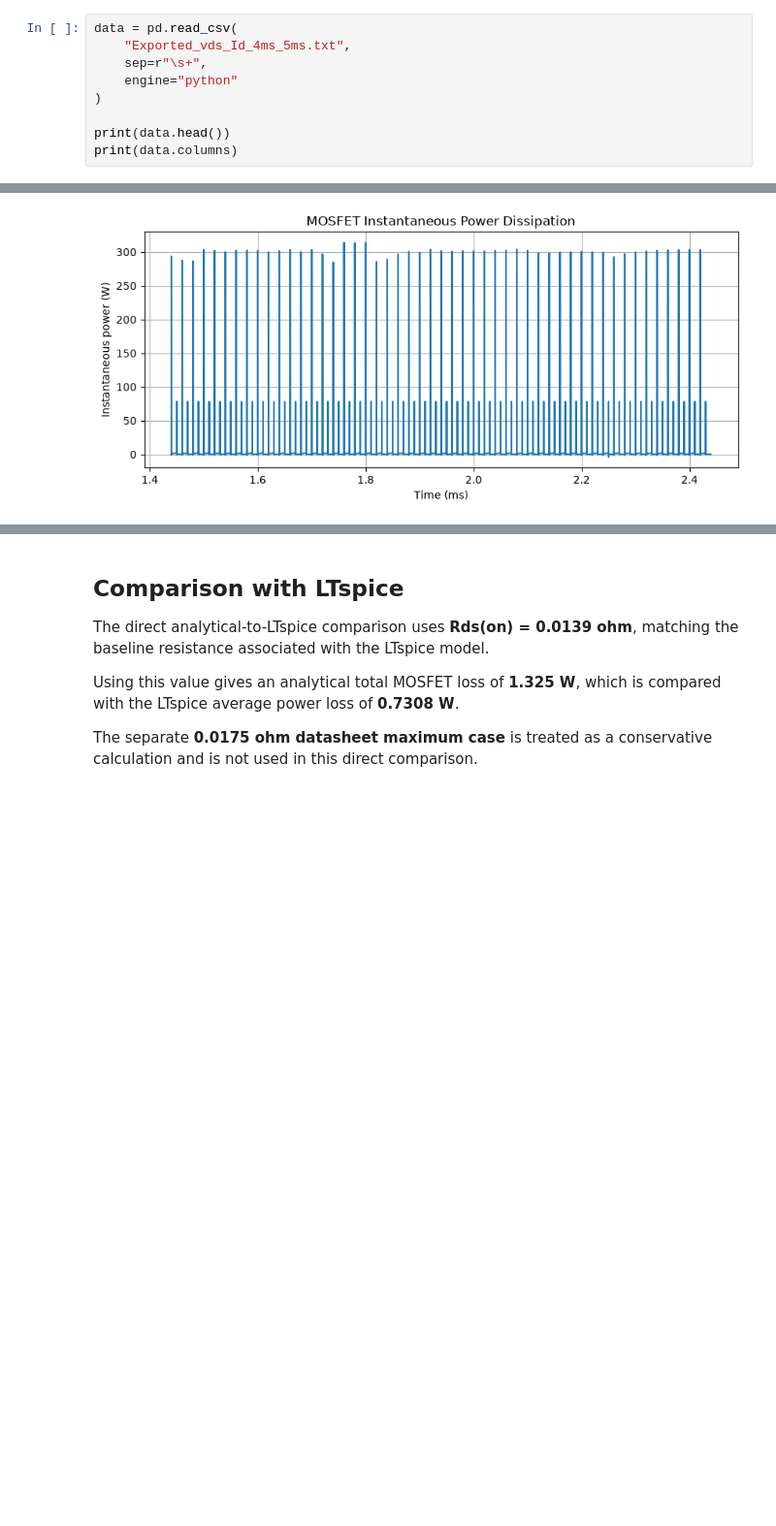
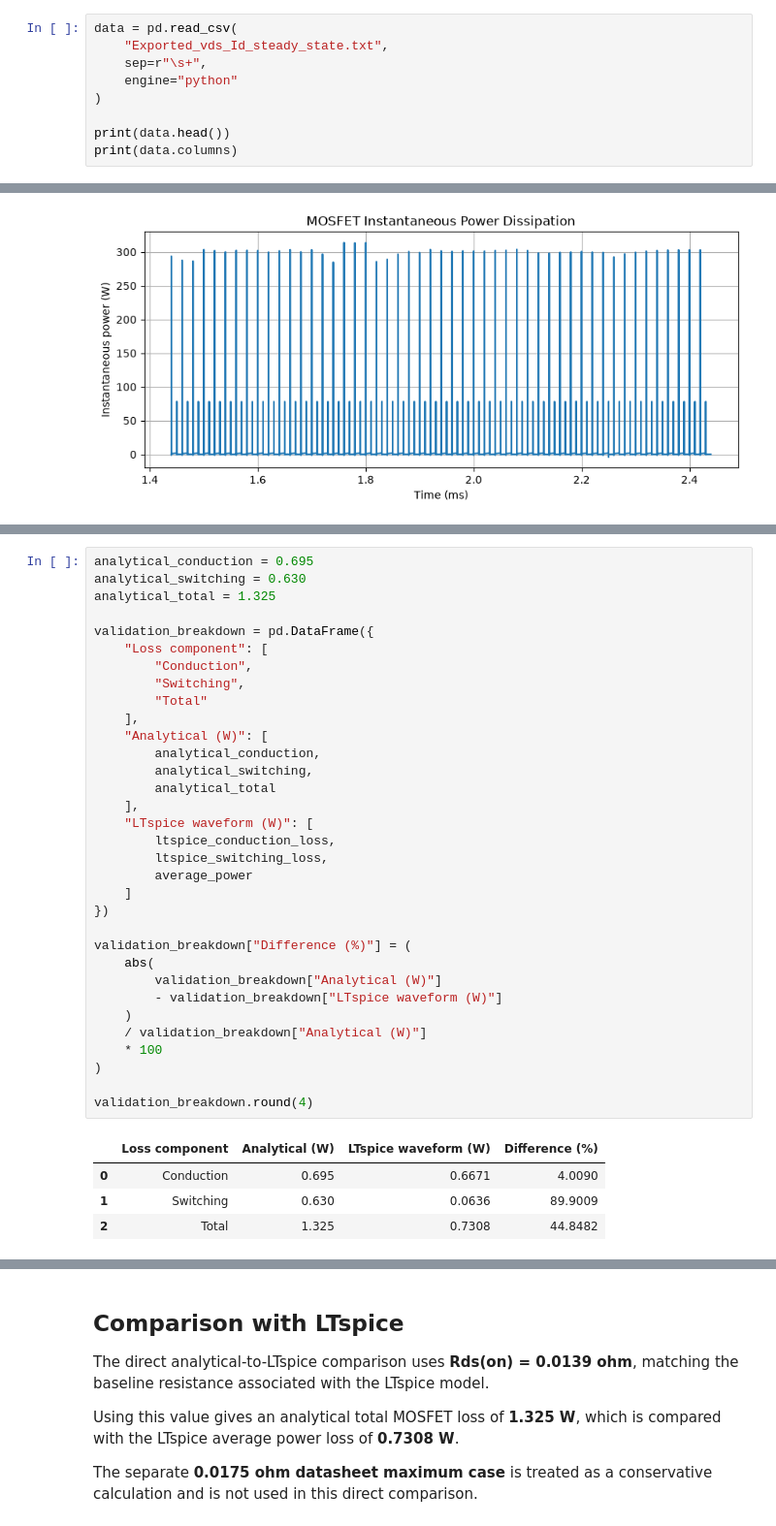
Before and after one commit to jaeheewritescode/mosfet-thermal-simulation, a Jupyter notebook: electrical-model/notebook/mosfet_loss_calculation_main.ipynb, the cells around one changed output, grey strips where cells are left out. Shown at 97% size. Cells and saved outputs as stored; diff of their text form; blank space fills up the shorter version.

```diff
--- a/electrical-model/notebook/mosfet_loss_calculation_cleaned.ipynb
+++ b/electrical-model/notebook/mosfet_loss_calculation_main.ipynb
@@ -140,7 +140,7 @@ import numpy as np
 import matplotlib.pyplot as plt
 # %%
 data = pd.read_csv(
-    "Exported_vds_Id_4ms_5ms.txt",
+    "Exported_vds_Id_steady_state.txt",
     sep=r"\s+",
     engine="python"
 )
@@ -237,0 +324,38 @@ plt.show()
+# %%
+analytical_conduction = 0.695
+analytical_switching = 0.630
+analytical_total = 1.325
+
+validation_breakdown = pd.DataFrame({
+    "Loss component": [
+        "Conduction",
+        "Switching",
+        "Total"
+    ],
+    "Analytical (W)": [
+        analytical_conduction,
+        analytical_switching,
+        analytical_total
+    ],
+    "LTspice waveform (W)": [
+        ltspice_conduction_loss,
+        ltspice_switching_loss,
+        average_power
+    ]
+})
+
+validation_breakdown["Difference (%)"] = (
+    abs(
+        validation_breakdown["Analytical (W)"]
+        - validation_breakdown["LTspice waveform (W)"]
+    )
+    / validation_breakdown["Analytical (W)"]
+    * 100
+)
+
+validation_breakdown.round(4)
+# %% [output]
+|  | Loss component | Analytical (W) | LTspice waveform (W) | Difference (%) |
+| 0 | Conduction | 0.695 | 0.6671 | 4.0090 |
+| 1 | Switching | 0.630 | 0.0636 | 89.9009 |
+| 2 | Total | 1.325 | 0.7308 | 44.8482 |
```
Also changed, not shown: parts of 8 cells of this notebook, 2 other files.
